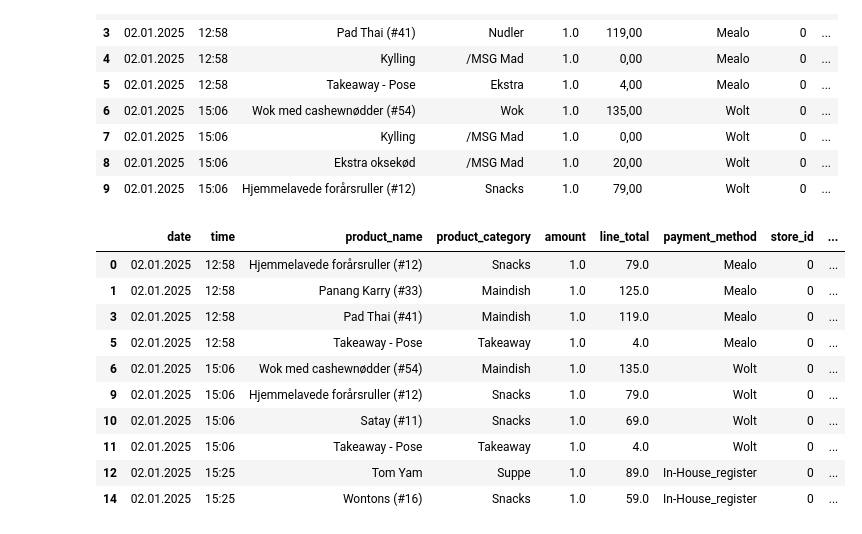
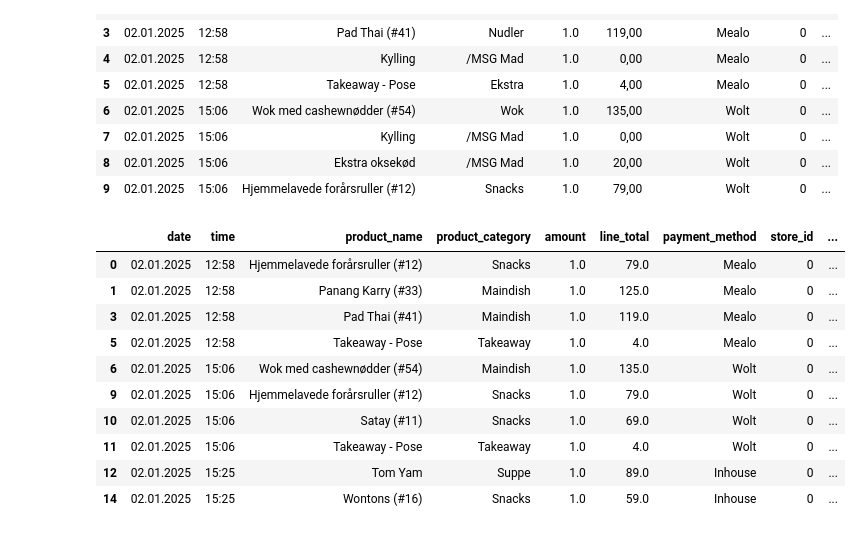
Before and after one commit to AndyTheDragon/dat4bi_examproject, a Jupyter notebook: data_engineering.ipynb, the cells around one changed output. Drawn from its saved outputs; the diff is of its cells as text; code cells hidden in the pictures.

Commit message:
combined all inhouse payment methods into one category, and made the is_takeaway into a binary variable. Reran the data cleaning and the report.

```diff
--- a/data_engineering.ipynb
+++ b/data_engineering.ipynb
@@ -18,34 +18,34 @@ df.head(10)
 # %%
 df['product_category'] = df['product_category'].replace({'Karry': 'Maindish', 'Wok': 'Maindish', 'Nudler': 'Maindish', 'Specialiteter': 'Maindish', 'Børnemenu': 'Maindish'})
 df['product_category'] = df['product_category'].replace({'Drikkevarer': 'Drinks', 'Øl og drinks': 'Drinks', 'Vin': 'Drinks'})
-df['payment_method'] = df['payment_method'].replace({'Splitbetaling': 'In-House_register', 'Cash': 'In-House_register', 'Card': 'In-House_register', 'SoftPay': 'In-House_table'})
+df['payment_method'] = df['payment_method'].replace({'Splitbetaling': 'Inhouse', 'Cash': 'Inhouse', 'Card': 'Inhouse', 'SoftPay': 'Inhouse'})
 
 # Update product_category to "Takeaway" where product_name is "Takeaway - Pose"
 df.loc[df['product_name'] == 'Takeaway - Pose', 'product_category'] = 'Takeaway'
 
 # remove rows where product_name starts with '/MSG'
 df = df[~df['product_category'].str.startswith('/MSG', na=False)]
 df = df[~df['payment_method'].str.startswith(('Gavekort','Kredit'), na=False)]
 
 # ensure numeric types
 df['amount'] = pd.to_numeric(df['amount'], errors='coerce').fillna(0)
 # fix price: replace comma decimal separators and convert to numeric
 df['line_total'] = df['line_total'].astype(str).str.replace(',', '.', regex=False)
 df['line_total'] = pd.to_numeric(df['line_total'], errors='coerce').fillna(0.0)
 
 df.head(10)
 # %% [output]
 |  | date | time | product_name | product_category | amount | line_total | payment_method | store_id | ... |
 | 0 | 02.01.2025 | 12:58 | Hjemmelavede forårsruller (#12) | Snacks | 1.0 | 79.0 | Mealo | 0 | ... |
 | 1 | 02.01.2025 | 12:58 | Panang Karry (#33) | Maindish | 1.0 | 125.0 | Mealo | 0 | ... |
 | 3 | 02.01.2025 | 12:58 | Pad Thai (#41) | Maindish | 1.0 | 119.0 | Mealo | 0 | ... |
 | 5 | 02.01.2025 | 12:58 | Takeaway - Pose | Takeaway | 1.0 | 4.0 | Mealo | 0 | ... |
 | 6 | 02.01.2025 | 15:06 | Wok med cashewnødder (#54) | Maindish | 1.0 | 135.0 | Wolt | 0 | ... |
 | 9 | 02.01.2025 | 15:06 | Hjemmelavede forårsruller (#12) | Snacks | 1.0 | 79.0 | Wolt | 0 | ... |
 | 10 | 02.01.2025 | 15:06 | Satay (#11) | Snacks | 1.0 | 69.0 | Wolt | 0 | ... |
 | 11 | 02.01.2025 | 15:06 | Takeaway - Pose | Takeaway | 1.0 | 4.0 | Wolt | 0 | ... |
-| 12 | 02.01.2025 | 15:25 | Tom Yam | Suppe | 1.0 | 89.0 | In-House_register | 0 | ... |
-| 14 | 02.01.2025 | 15:25 | Wontons (#16) | Snacks | 1.0 | 59.0 | In-House_register | 0 | ... |
+| 12 | 02.01.2025 | 15:25 | Tom Yam | Suppe | 1.0 | 89.0 | Inhouse | 0 | ... |
+| 14 | 02.01.2025 | 15:25 | Wontons (#16) | Snacks | 1.0 | 59.0 | Inhouse | 0 | ... |
 # %%
 # Add columns for number of items per category per order
 category_counts = df.groupby(['order_id', 'product_category'])['amount'].sum().unstack(fill_value=0)
```
Also changed, not shown: parts of 2 cells of this notebook, 2 other files.
